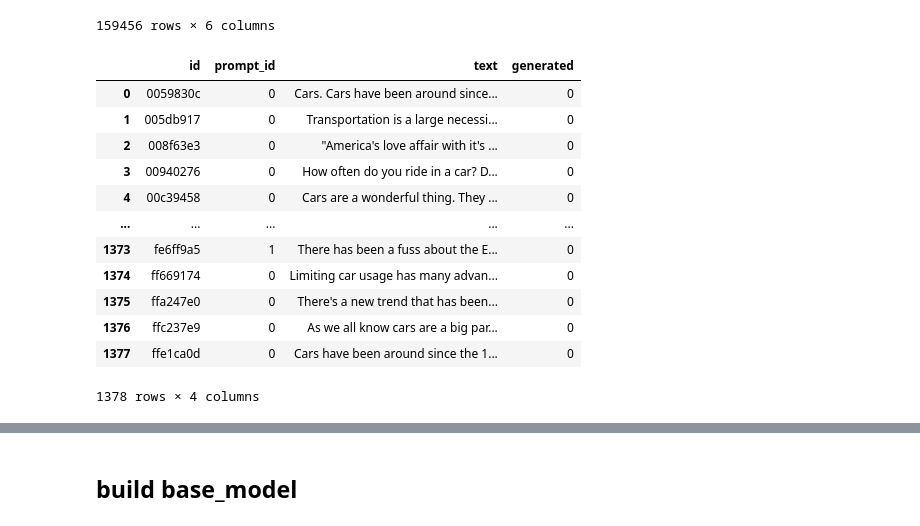
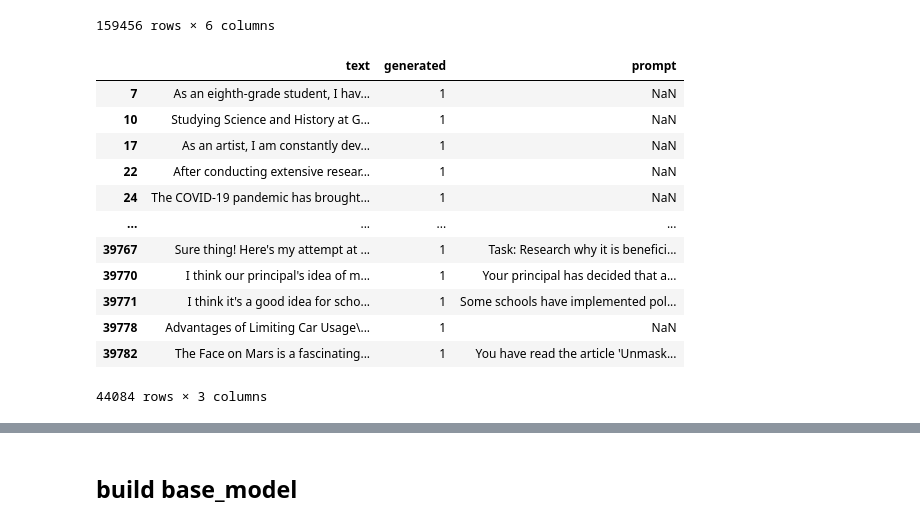
Before and after one commit to wanghaiijiaocool/AI_GENERATED_DEECTER, a Jupyter notebook: ai_detector.ipynb, the cells around one changed output, grey strips where cells are left out. Cells and saved outputs as stored; diff of their text form; code cells hidden in the pictures.

```diff
--- a/ai_detector.ipynb
+++ b/ai_detector.ipynb
@@ -61,19 +74,3 @@ supplement_train_data
 | 39783 | Texting & Driving\n\nUsing your p... | 0 | persuade_corpus | 2 | A5F84C104693 | NaN |
 | 39784 | Dear Principal,\n\nI have been re... | 0 | persuade_corpus | 4 | A148C659E98B | NaN |
 159456 rows × 6 columns
-# %%
-train_data
-# %% [output]
-|  | id | prompt_id | text | generated |
-| 0 | 0059830c | 0 | Cars. Cars have been around since... | 0 |
-| 1 | 005db917 | 0 | Transportation is a large necessi... | 0 |
-| 2 | 008f63e3 | 0 | "America's love affair with it's ... | 0 |
-| 3 | 00940276 | 0 | How often do you ride in a car? D... | 0 |
-| 4 | 00c39458 | 0 | Cars are a wonderful thing. They ... | 0 |
-| ... | ... | ... | ... | ... |
-| 1373 | fe6ff9a5 | 1 | There has been a fuss about the E... | 0 |
-| 1374 | ff669174 | 0 | Limiting car usage has many advan... | 0 |
-| 1375 | ffa247e0 | 0 | There's a new trend that has been... | 0 |
-| 1376 | ffc237e9 | 0 | As we all know cars are a big par... | 0 |
-| 1377 | ffe1ca0d | 0 | Cars have been around since the 1... | 0 |
-1378 rows × 4 columns
@@ -80,3 +81,19 @@ train_data
+# %%
+supplement_train_data[supplement_train_data.generated == 1]
+# %% [output]
+|  | text | generated | prompt |
+| 7 | As an eighth-grade student, I hav... | 1 | NaN |
+| 10 | Studying Science and History at G... | 1 | NaN |
+| 17 | As an artist, I am constantly dev... | 1 | NaN |
+| 22 | After conducting extensive resear... | 1 | NaN |
+| 24 | The COVID-19 pandemic has brought... | 1 | NaN |
+| ... | ... | ... | ... |
+| 39767 | Sure thing! Here's my attempt at ... | 1 | Task: Research why it is benefici... |
+| 39770 | I think our principal's idea of m... | 1 | Your principal has decided that a... |
+| 39771 | I think it's a good idea for scho... | 1 | Some schools have implemented pol... |
+| 39778 | Advantages of Limiting Car Usage\... | 1 | NaN |
+| 39782 | The Face on Mars is a fascinating... | 1 | You have read the article 'Unmask... |
+44084 rows × 3 columns
 # %%
 import gc
 #del train_data_re
```
Also changed, not shown: parts of 26 cells of this notebook.
